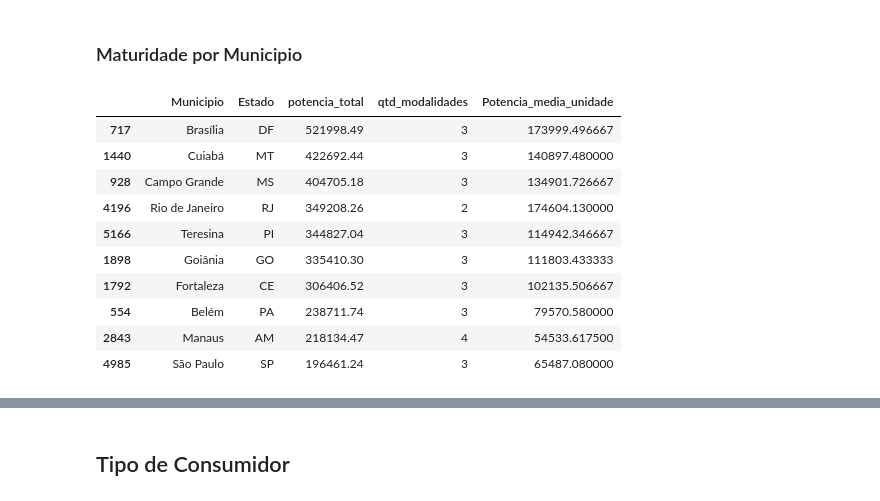
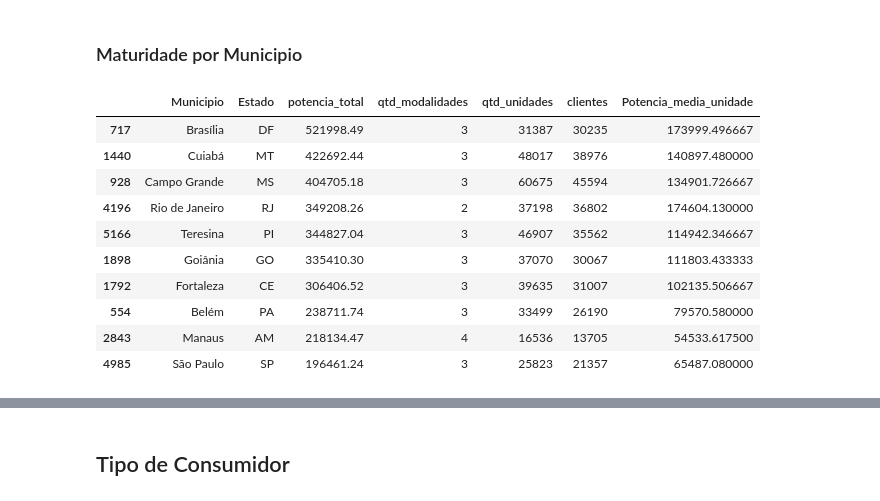
Before and after one commit to lannacassio/Fontes-Renovaveis-Aneel, a Jupyter notebook: Arquivo_Python/analise_aneel.ipynb, the cells around one changed output, grey strips where cells are left out. Saved outputs shown, nothing was run; the diff lists cells and outputs as text; code cells hidden in the pictures.

```diff
--- a/Arquivo_Python/analise_aneel.ipynb
+++ b/Arquivo_Python/analise_aneel.ipynb
@@ -456,5 +456,9 @@ dados['kW_instalados'] = pd.to_numeric(dados['kW_instalados'], errors='coerce')
 # %%
 # adicionaremos as colunas mês e ano ao data frame
 dados['Mes_Ano'] = dados['Data_Atualizacao'].dt.to_period('M')
+
+dados['Ano'] = dados['Mes_Ano'].dt.year
+
+dados = dados[dados['Ano'] != 2026]
 # %% [markdown]
 # Análise e Interpretação
@@ -526,28 +516,30 @@ Isso dá uma indicativa de que em alguns estados há uma concentração maior de
 # %%
 # Agrupamento por região
 maturidade_minicipio = dados.groupby(['Municipio', 'Estado']).agg(
     potencia_total = ('kW_instalados', 'sum'),
-    qtd_modalidades = ('Modalidade', 'nunique')
+    qtd_modalidades = ('Modalidade', 'nunique'),
+    qtd_unidades = ('Unidades_Consumidoras', 'sum'),
+    clientes = ('Unidades_Consumidoras', 'count')
 ).reset_index()
 
 # Ticket Médio de Energia
 maturidade_minicipio['Potencia_media_unidade'] = (
     maturidade_minicipio['potencia_total'] / maturidade_minicipio['qtd_modalidades']
 )
 
 # Top 10 cidades
 top_10 = maturidade_minicipio.nlargest(10,'potencia_total')
 
 top_10.head(10)
 # %% [output]
-|  | Municipio | Estado | potencia_total | qtd_modalidades | Potencia_media_unidade |
-| 717 | Brasília | DF | 521998.49 | 3 | 173999.496667 |
-| 1440 | Cuiabá | MT | 422692.44 | 3 | 140897.480000 |
-| 928 | Campo Grande | MS | 404705.18 | 3 | 134901.726667 |
-| 4196 | Rio de Janeiro | RJ | 349208.26 | 2 | 174604.130000 |
-| 5166 | Teresina | PI | 344827.04 | 3 | 114942.346667 |
-| 1898 | Goiânia | GO | 335410.30 | 3 | 111803.433333 |
-| 1792 | Fortaleza | CE | 306406.52 | 3 | 102135.506667 |
-| 554 | Belém | PA | 238711.74 | 3 | 79570.580000 |
-| 2843 | Manaus | AM | 218134.47 | 4 | 54533.617500 |
-| 4985 | São Paulo | SP | 196461.24 | 3 | 65487.080000 |
+|  | Municipio | Estado | potencia_total | qtd_modalidades | qtd_unidades | clientes | Potencia_media_unidade |
+| 717 | Brasília | DF | 521998.49 | 3 | 31387 | 30235 | 173999.496667 |
+| 1440 | Cuiabá | MT | 422692.44 | 3 | 48017 | 38976 | 140897.480000 |
+| 928 | Campo Grande | MS | 404705.18 | 3 | 60675 | 45594 | 134901.726667 |
+| 4196 | Rio de Janeiro | RJ | 349208.26 | 2 | 37198 | 36802 | 174604.130000 |
+| 5166 | Teresina | PI | 344827.04 | 3 | 46907 | 35562 | 114942.346667 |
+| 1898 | Goiânia | GO | 335410.30 | 3 | 37070 | 30067 | 111803.433333 |
+| 1792 | Fortaleza | CE | 306406.52 | 3 | 39635 | 31007 | 102135.506667 |
+| 554 | Belém | PA | 238711.74 | 3 | 33499 | 26190 | 79570.580000 |
+| 2843 | Manaus | AM | 218134.47 | 4 | 16536 | 13705 | 54533.617500 |
+| 4985 | São Paulo | SP | 196461.24 | 3 | 25823 | 21357 | 65487.080000 |
```
Also changed, not shown: parts of 71 cells of this notebook.
